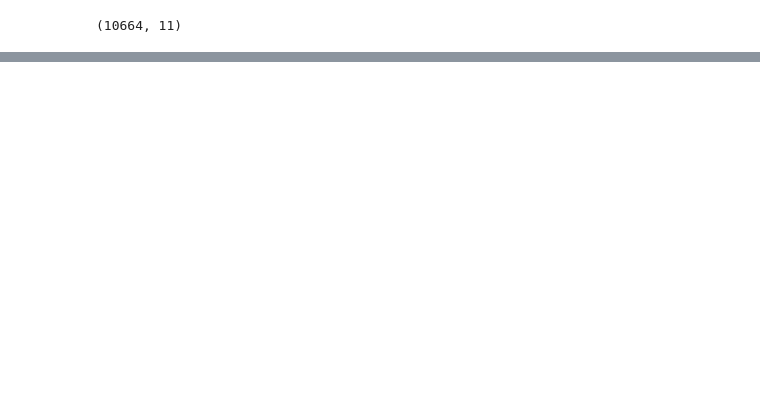
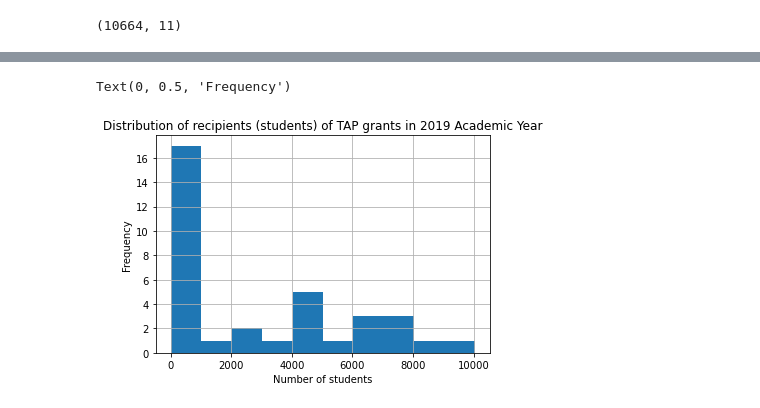
Before and after one commit to agyapongeli77/data-science-project, a Jupyter notebook: Project - MAT 328 Techniques In Data Science.ipynb, the cells around one changed output, grey strips where cells are left out. Saved outputs shown, nothing was run; the diff lists cells and outputs as text; code cells hidden in the pictures; blank space fills up the shorter version.

```diff
--- a/Project - MAT 328 Techniques In Data Science.ipynb
+++ b/Project - MAT 328 Techniques In Data Science.ipynb
@@ -84,0 +103,8 @@ y2019_cuny_tap_data.head()
+# %%
+y2019_cuny_tap_data["TAP Recipient Headcount"].hist()
+plt.title("Distribution of recipients (students) of TAP grants in 2019 Academic Year")
+plt.xlabel("Number of students")
+plt.ylabel("Frequency")
+# %% [output]
+Text(0, 0.5, 'Frequency')
+[figure, added]
```
Also changed, not shown: parts of 4 cells of this notebook.
